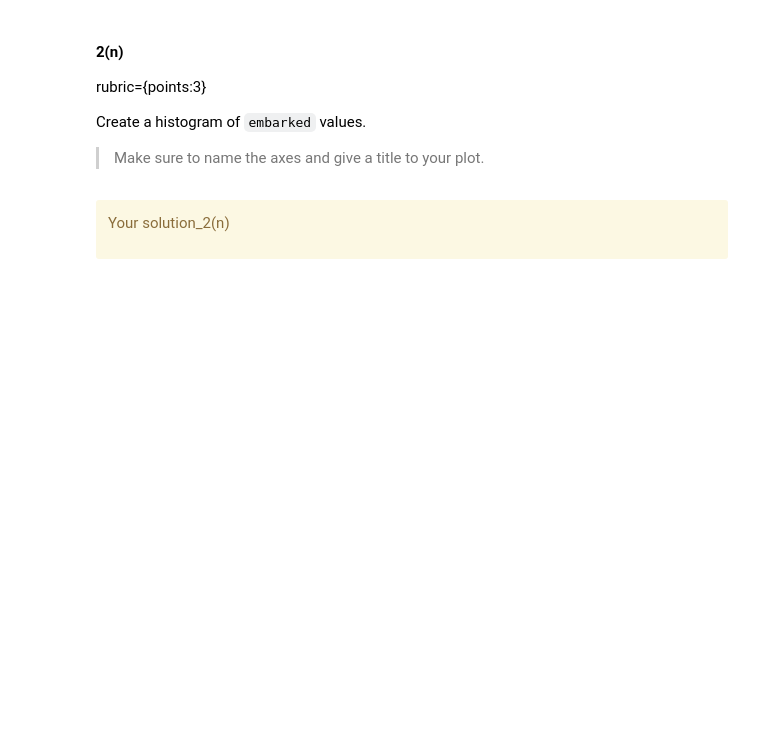
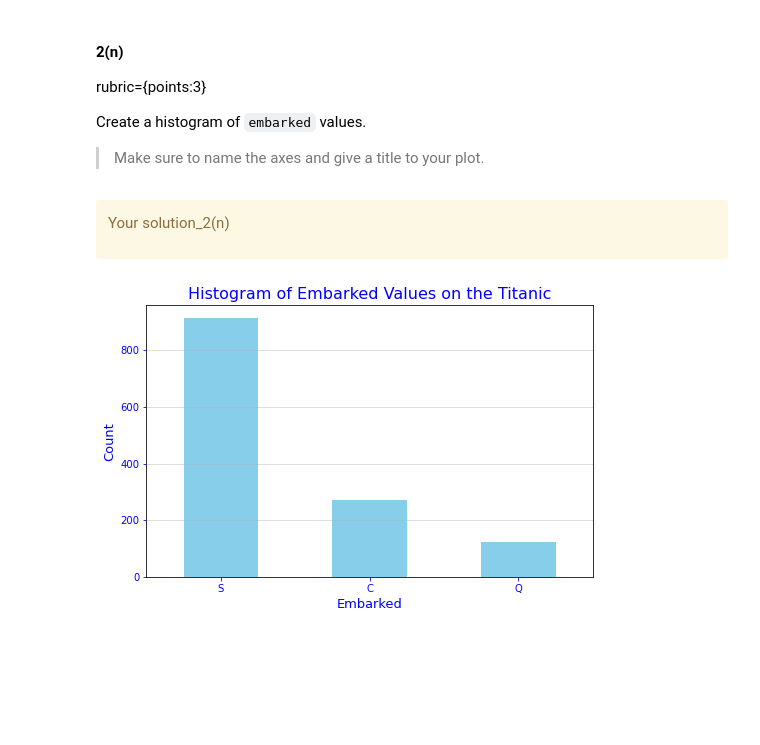
Before and after one commit to Kyleetd/cpsc330-2023W2, a Jupyter notebook: hw/hw1/hw1.ipynb, the cells around one changed output. Saved outputs shown, nothing was run; the diff lists cells and outputs as text; code cells hidden in the pictures; blank space fills up the shorter version.

```diff
--- a/hw/hw1/hw1.ipynb
+++ b/hw/hw1/hw1.ipynb
@@ -546,6 +614,20 @@ Your solution_2(n)
 </div>
 # %%
 ...
+# %%
+## Create a histogram of 'embarked' values
+plt.figure(figsize=(8, 5))
+titanic_df['embarked'].value_counts().plot(kind='bar', color='skyblue')
+plt.title('Histogram of Embarked Values on the Titanic', color='blue', fontsize=16)
+plt.xlabel('Embarked', color='blue', fontsize=13)
+plt.ylabel('Count', color='blue', fontsize=13)
+plt.tick_params(axis='both', colors='blue')
+plt.grid(axis='y', alpha=0.5)
+plt.xticks(rotation=0)
+plt.savefig('embarked_histogram.png')
+plt.show()
+# %% [output]
+[figure, added]
 # %% [markdown]
 <br><br><br><br>
 # %% [markdown]
```
Also changed, not shown: parts of 8 cells of this notebook, 3 other files.
